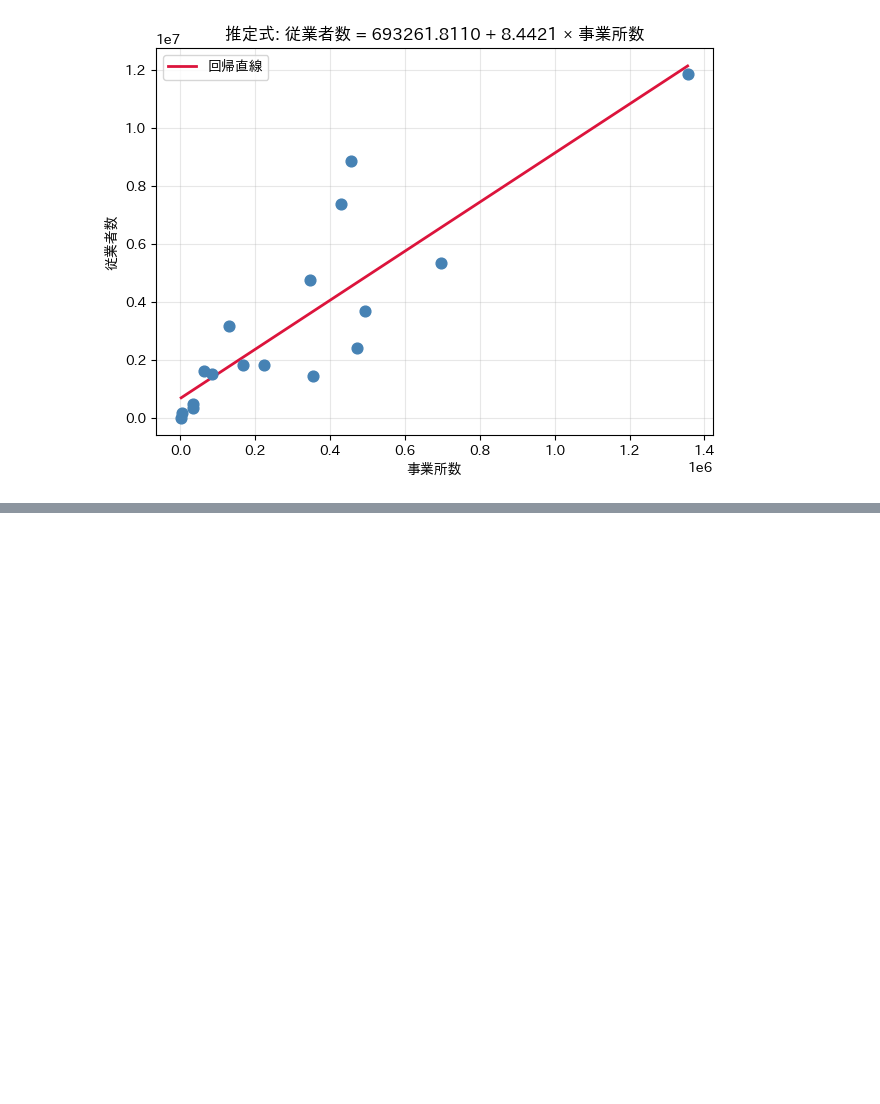
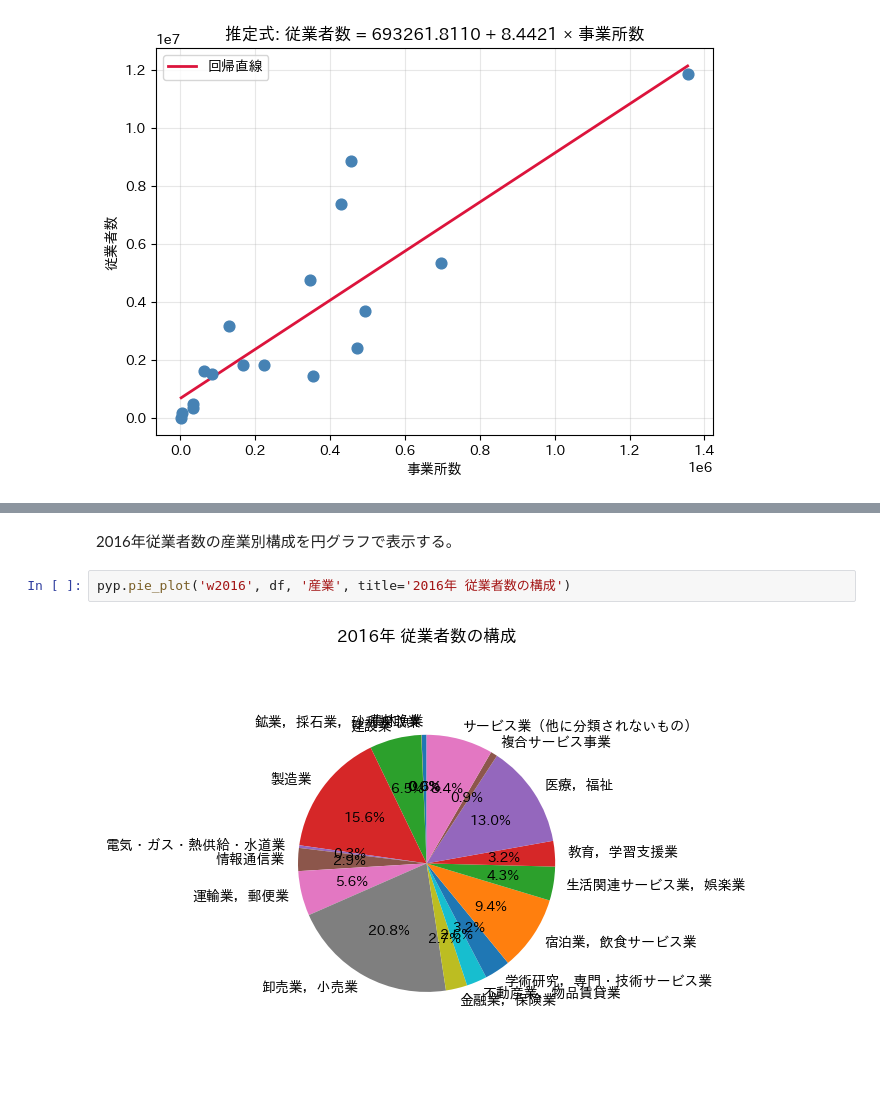
Before and after one commit to Py4Project/py4project, a Jupyter notebook: examples/example.ipynb, the cells around one changed output, grey strips where cells are left out. Cells and saved outputs as stored; diff of their text form; blank space fills up the shorter version.

```diff
--- a/examples/example.ipynb
+++ b/examples/example.ipynb
@@ -351,0 +432,6 @@ pyp.regression_plot(ols_res=res)
+# %% [markdown]
+2016年従業者数の産業別構成を円グラフで表示する。
+# %%
+pyp.pie_plot('w2016', df, '産業', title='2016年 従業者数の構成')
+# %% [output]
+[figure, added]
```
Also changed, not shown: parts of 26 cells of this notebook.
